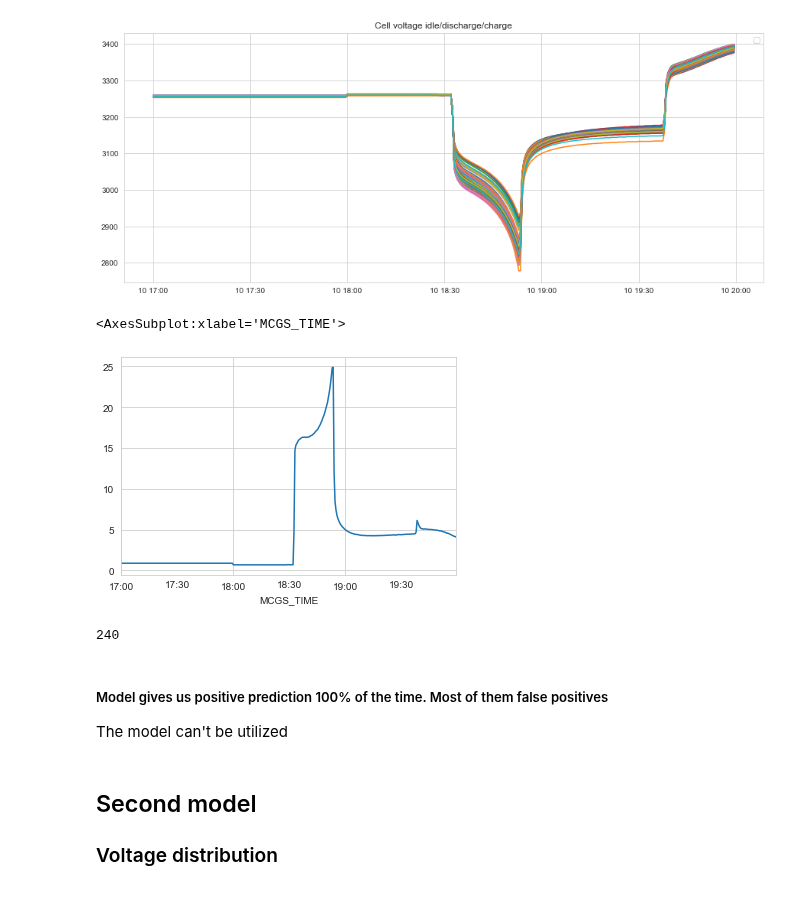
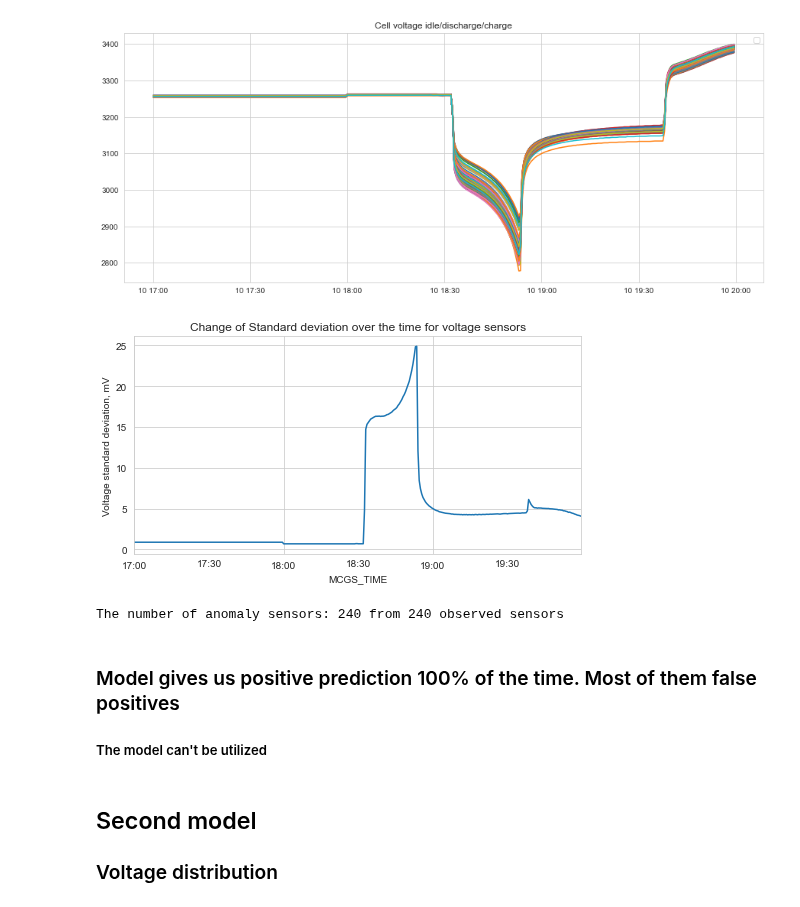
Before and after one commit to 314ka4y/Anomaly-detection-project, a Jupyter notebook: Anomaly_detection.ipynb, the cells around one changed output. Saved outputs shown, nothing was run; the diff lists cells and outputs as text; code cells hidden in the pictures.

Commit message:
readme modelling part

```diff
--- a/Anomaly_detection.ipynb
+++ b/Anomaly_detection.ipynb
@@ -974,10 +995,18 @@ No artists with labels found to put in legend.  Note that artists whose label st
 [figure]
 # %%
 # Lets plot also standard deviation on sensor reading during the time.
-np.std(df_30sec, axis = 1).plot()
+fig, axs = plt.subplots(figsize = (8, 4))
+
+date_form = DateFormatter("%H:%M:%S")
+axs.xaxis.set_major_formatter(date_form)
+axs.set_title("Change of Standard deviation over the time for voltage sensors")
+axs.set_ylabel("Voltage standard deviation, mV")
+axs.set_xlabel("Time")
+np.std(df_30sec, axis = 1).plot(ax=axs)
+
+plt.show()
 # %% [output]
-<AxesSubplot:xlabel='MCGS_TIME'>
-[figure, old version]
+[figure, new version]
 # %%
 # Check for anomalies in sensors
 sensor_list = []
@@ -986,12 +1015,13 @@ for sensor in list(df_30sec.columns):
     if len(anomaly) > 0:
         sensor_name = anomaly.name
         sensor_list.append(sensor_name)
-len(sensor_list)
+
+print(f"The number of anomaly sensors: {len(sensor_list)} from 240 observed sensors")
 # %% [output]
-240
+The number of anomaly sensors: 240 from 240 observed sensors
-# %% [markdown]
-##### Model gives us positive prediction 100% of the time.  Most of them false positives
-The model can't be utilized
+# %% [markdown]
+### Model gives us positive prediction 100% of the time.  Most of them false positives
+##### The model can't be utilized
 # %% [markdown]
 ## Second model
 ### Voltage distribution
```
Also changed, not shown: parts of 97 cells of this notebook, 5 other files.
